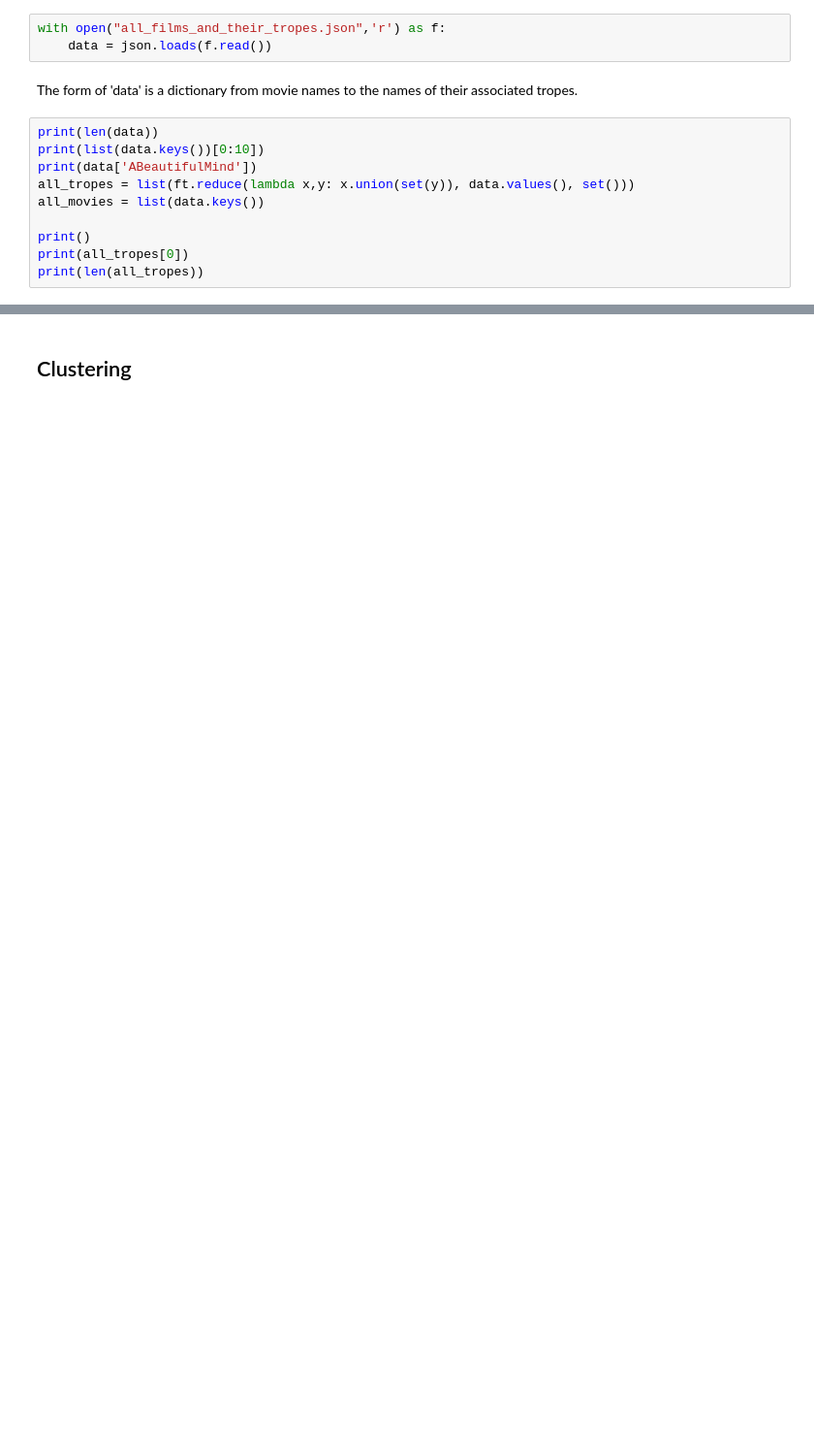
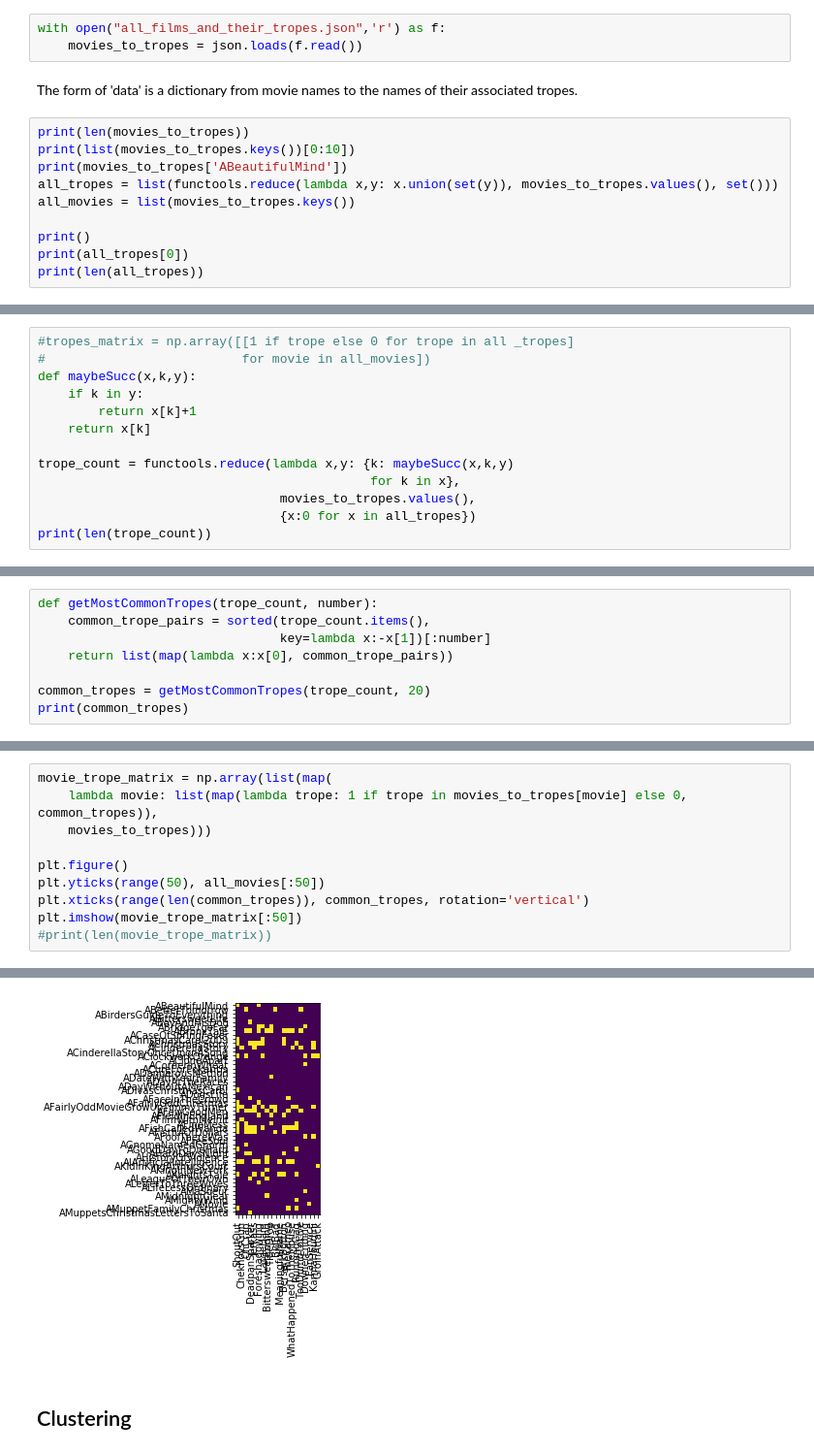
Before and after one commit to scottviteri/TVTropesAnalysis, a Jupyter notebook: TVTropes.ipynb, the cells around one changed output, grey strips where cells are left out. Shown at 97% size. Saved outputs shown, nothing was run; the diff lists cells and outputs as text; blank space fills up the shorter version.

Commit message:
Clustered and created plots

```diff
--- a/TVTropes.ipynb
+++ b/TVTropes.ipynb
@@ -35,15 +35,15 @@ This is an rdf database. Since we are just looking at what movies have which tro
 This has been imported into this project as all_films_and_their_tropes.json.
 # %%
 with open("all_films_and_their_tropes.json",'r') as f:
-    data = json.loads(f.read())
+    movies_to_tropes = json.loads(f.read())
 # %% [markdown]
 The form of 'data' is a dictionary from movie names to the names of their associated tropes.
 # %%
-print(len(data))
-print(list(data.keys())[0:10])
-print(data['ABeautifulMind'])
-all_tropes = list(ft.reduce(lambda x,y: x.union(set(y)), data.values(), set()))
-all_movies = list(data.keys())
+print(len(movies_to_tropes))
+print(list(movies_to_tropes.keys())[0:10])
+print(movies_to_tropes['ABeautifulMind'])
+all_tropes = list(functools.reduce(lambda x,y: x.union(set(y)), movies_to_tropes.values(), set()))
+all_movies = list(movies_to_tropes.keys())
 
 print()
 print(all_tropes[0])
@@ -59,0 +58,13 @@ Notice that there are enough features that the data should not be represented as
+# %%
+#tropes_matrix = np.array([[1 if trope else 0 for trope in all _tropes]
+#                          for movie in all_movies])
+def maybeSucc(x,k,y):
+    if k in y:
+        return x[k]+1
+    return x[k]
+
+trope_count = functools.reduce(lambda x,y: {k: maybeSucc(x,k,y)
+                                            for k in x},
+                                movies_to_tropes.values(),
+                                {x:0 for x in all_tropes})
+print(len(trope_count))
@@ -59,0 +73,8 @@ Notice that there are enough features that the data should not be represented as
+# %%
+def getMostCommonTropes(trope_count, number):
+    common_trope_pairs = sorted(trope_count.items(),
+                                key=lambda x:-x[1])[:number]
+    return list(map(lambda x:x[0], common_trope_pairs))
+
+common_tropes = getMostCommonTropes(trope_count, 20)
+print(common_tropes)
@@ -59,0 +83,11 @@ Notice that there are enough features that the data should not be represented as
+# %%
+movie_trope_matrix = np.array(list(map(
+    lambda movie: list(map(lambda trope: 1 if trope in movies_to_tropes[movie] else 0, common_tropes)),
+    movies_to_tropes)))
+
+plt.figure()
+plt.yticks(range(50), all_movies[:50])
+plt.xticks(range(len(common_tropes)), common_tropes, rotation='vertical')
+plt.imshow(movie_trope_matrix[:50])
+#print(len(movie_trope_matrix))
+# %% [output]
@@ -60,2 +95,3 @@ Notice that there are enough features that the data should not be represented as
+[figure, added]
 # %% [markdown]
 ## Clustering
```
Also changed, not shown: parts of 19 cells of this notebook.
